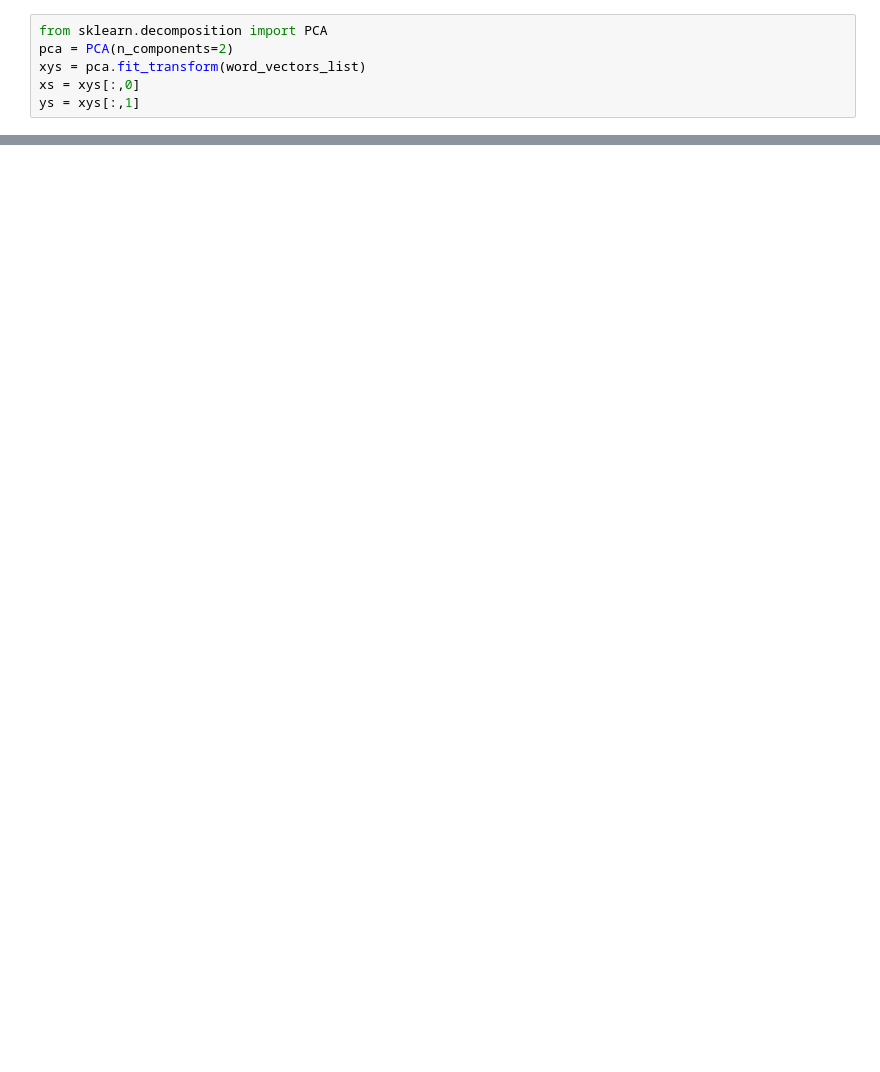
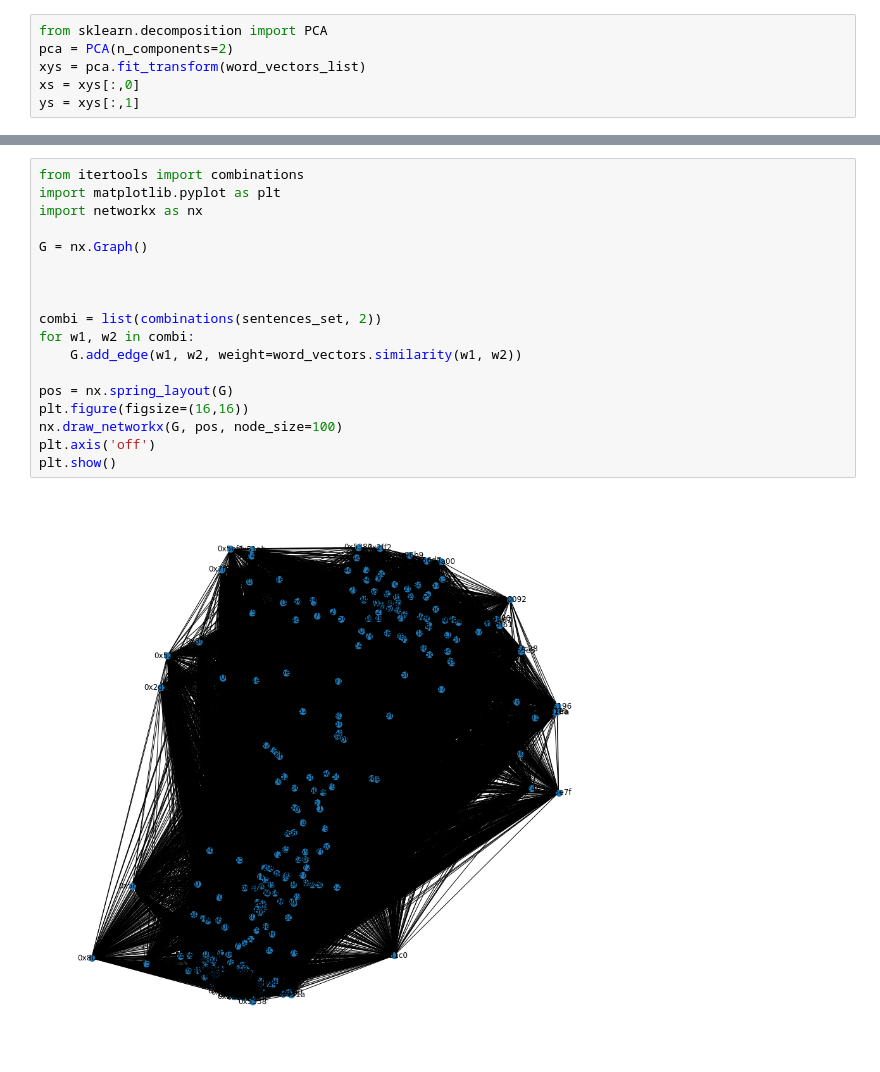
Before and after one commit to ohshane/radical-clustering, a Jupyter notebook: main.ipynb, the cells around one changed output, grey strips where cells are left out. Drawn from its saved outputs; the diff is of its cells as text; blank space fills up the shorter version.

```diff
--- a/main.ipynb
+++ b/main.ipynb
@@ -55,0 +77,20 @@ KeyError: "Key '丆' not present"
+# %%
+from itertools import combinations
+import matplotlib.pyplot as plt
+import networkx as nx
+
+G = nx.Graph()
+
+
+
+combi = list(combinations(sentences_set, 2))
+for w1, w2 in combi:
+    G.add_edge(w1, w2, weight=word_vectors.similarity(w1, w2))
+
+pos = nx.spring_layout(G)
+plt.figure(figsize=(16,16))
+nx.draw_networkx(G, pos, node_size=100)
+plt.axis('off')
+plt.show()
+# %% [output]
+[figure, added]
```
Also changed, not shown: parts of 4 cells of this notebook.
